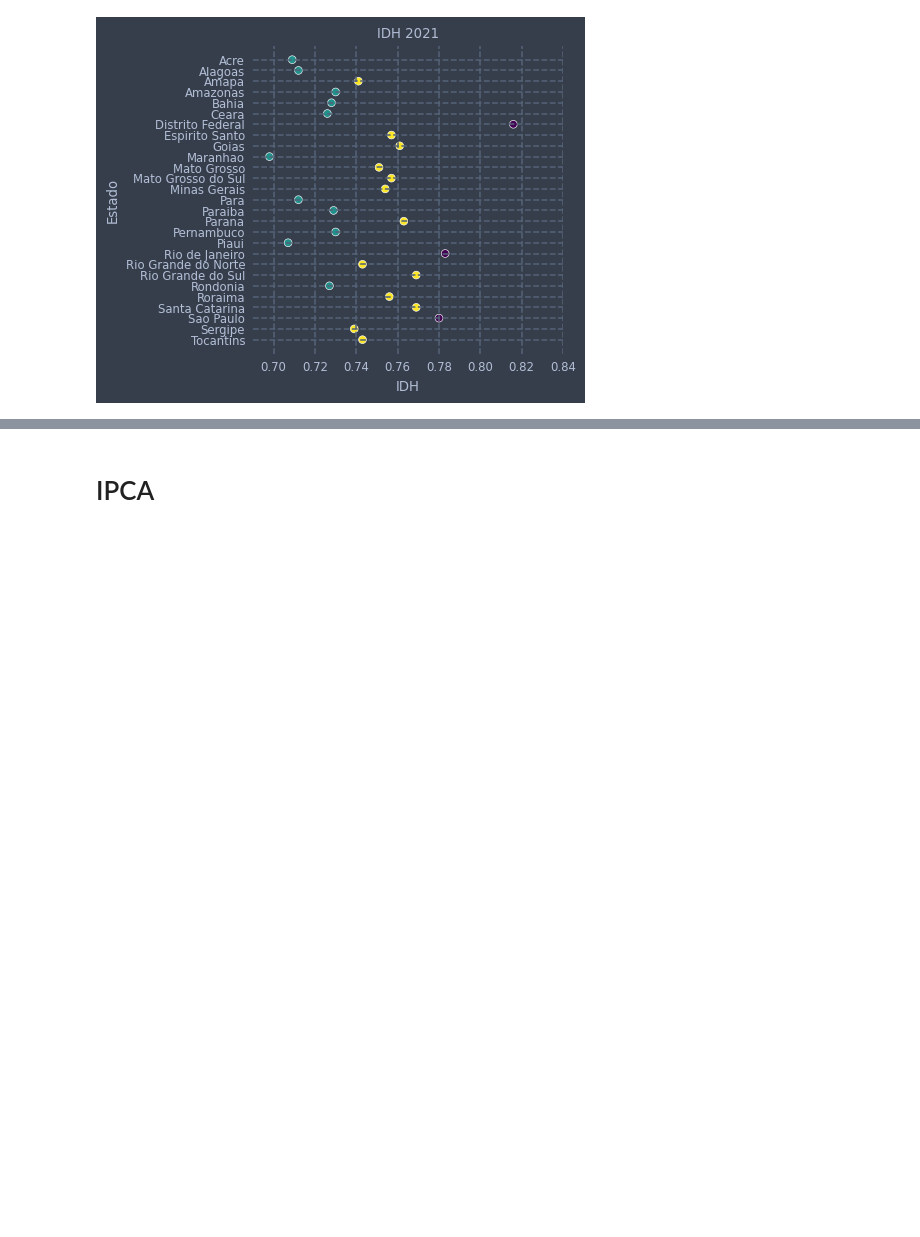
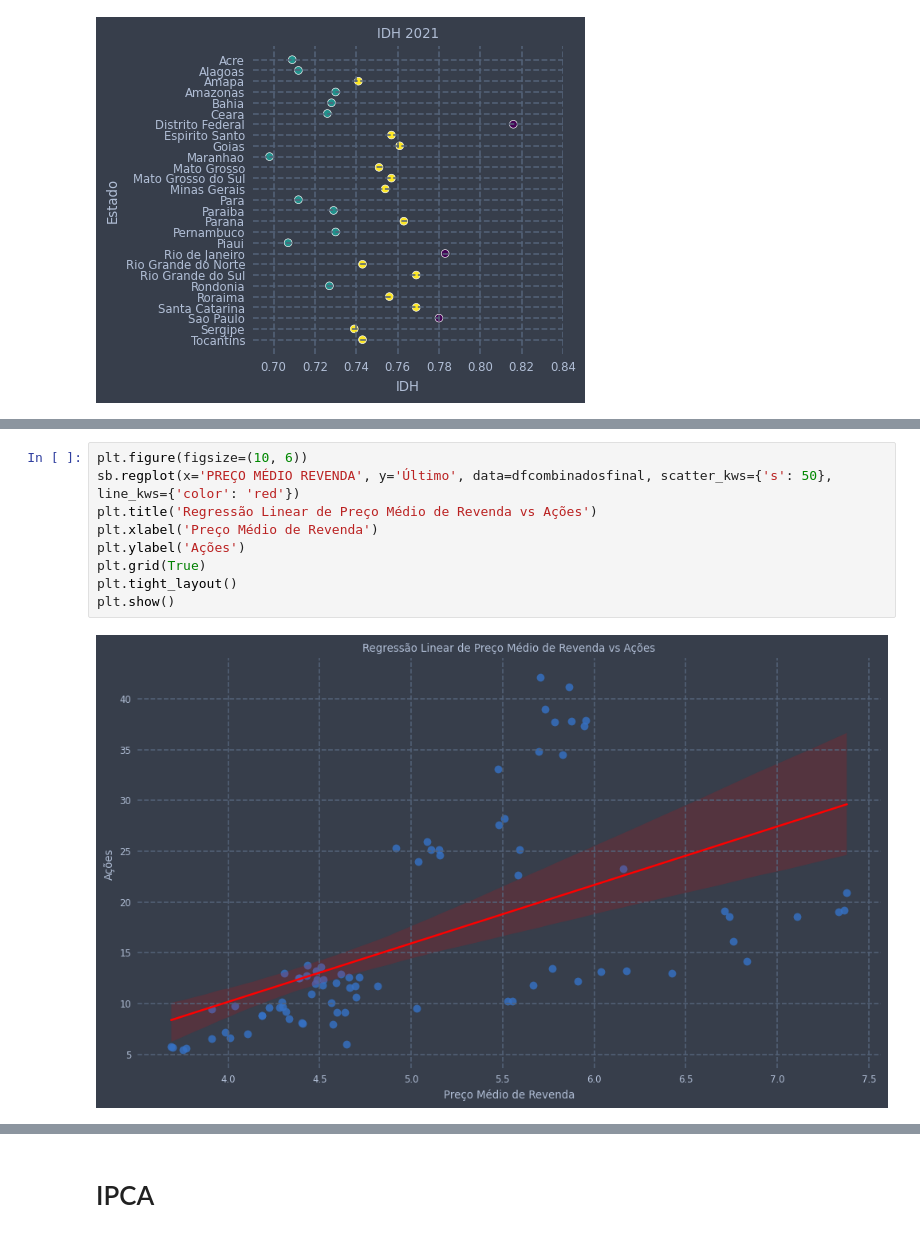
Before and after one commit to DjallenDias/IDSProject, a Jupyter notebook: notebook.ipynb, the cells around one changed output, grey strips where cells are left out. Saved outputs shown, nothing was run; the diff lists cells and outputs as text; blank space fills up the shorter version.

```diff
--- a/notebook.ipynb
+++ b/notebook.ipynb
@@ -417,0 +427,11 @@ plt.show()
+# %%
+plt.figure(figsize=(10, 6))
+sb.regplot(x='PREÇO MÉDIO REVENDA', y='Último', data=dfcombinadosfinal, scatter_kws={'s': 50}, line_kws={'color': 'red'})
+plt.title('Regressão Linear de Preço Médio de Revenda vs Ações')
+plt.xlabel('Preço Médio de Revenda')
+plt.ylabel('Ações')
+plt.grid(True)
+plt.tight_layout()
+plt.show()
+# %% [output]
+[figure, added]
```
Also changed, not shown: parts of 17 cells of this notebook.
